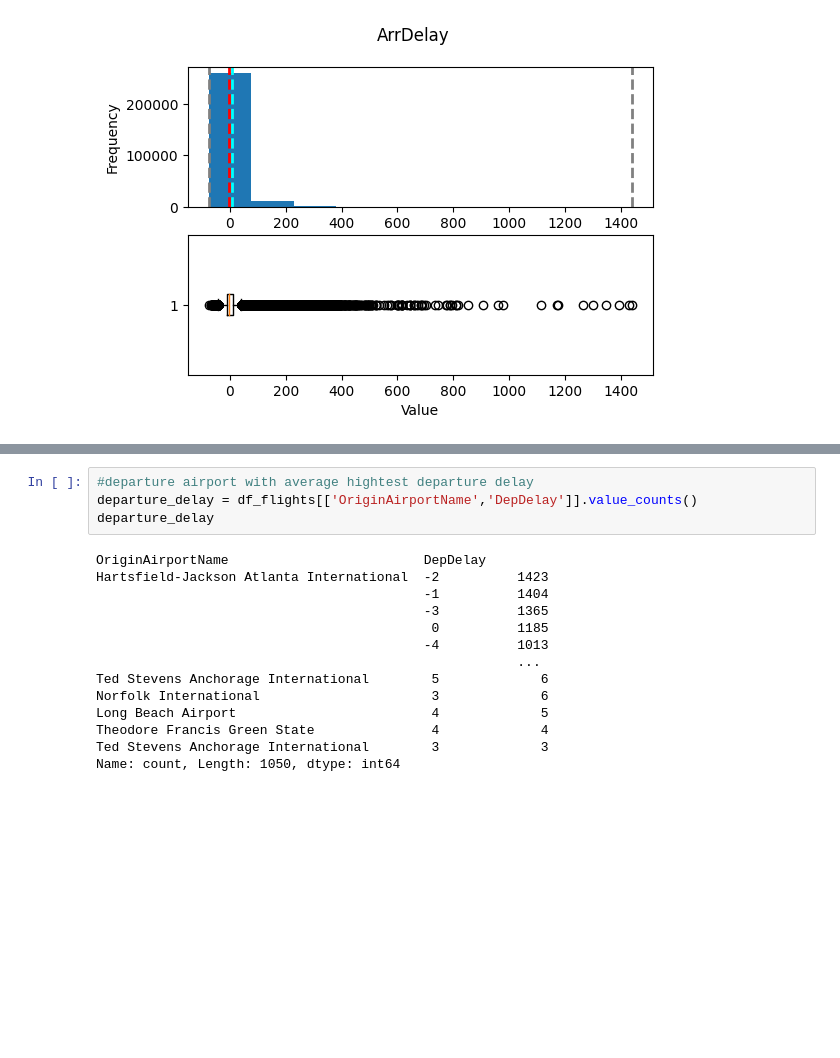
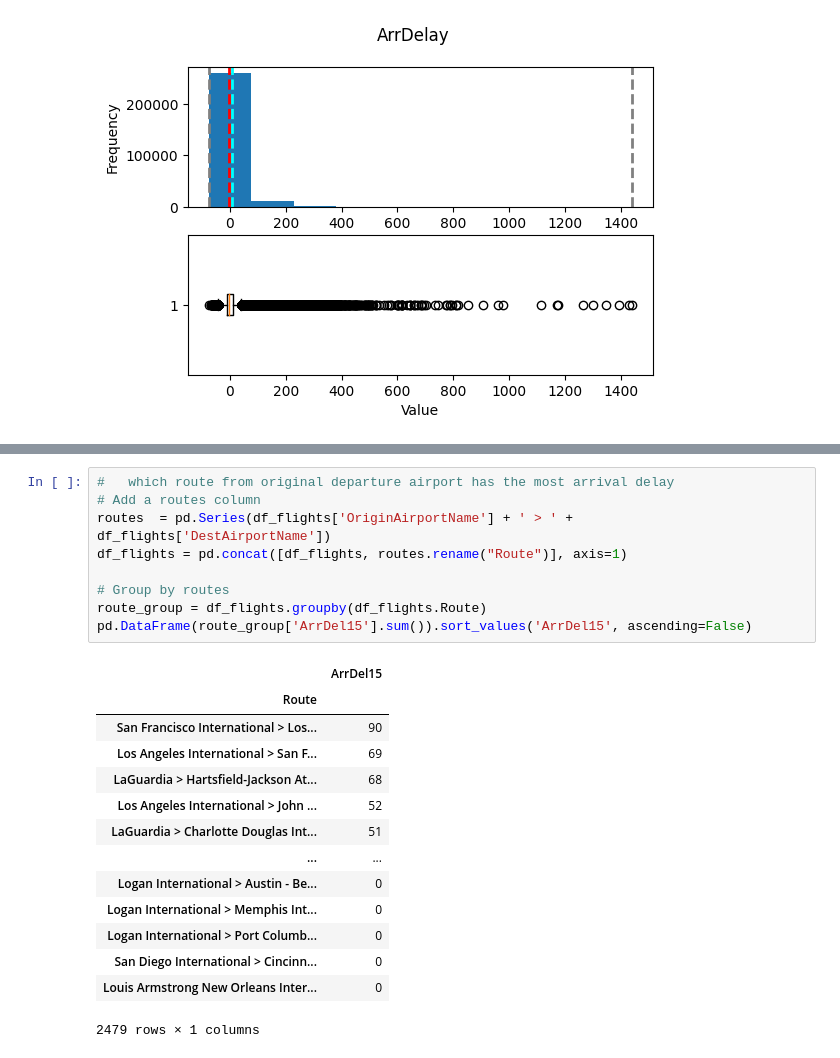
Before and after one commit to abolayo/ml_foundation, a Jupyter notebook: ml-basics/challenges/01 - Flights Challenge.ipynb, the cells around one changed output, grey strips where cells are left out. Saved outputs shown, nothing was run; the diff lists cells and outputs as text; blank space fills up the shorter version.

```diff
--- a/ml-basics/challenges/01 - Flights Challenge.ipynb
+++ b/ml-basics/challenges/01 - Flights Challenge.ipynb
@@ -281,18 +292,24 @@ dep
-# %%
-#departure airport with average hightest departure delay
-departure_delay = df_flights[['OriginAirportName','DepDelay']].value_counts()
-departure_delay
-# %% [output]
-OriginAirportName                         DepDelay
-Hartsfield-Jackson Atlanta International  -2          1423
-                                          -1          1404
-                                          -3          1365
-                                           0          1185
-                                          -4          1013
-                                                      ...
-Ted Stevens Anchorage International        5             6
-Norfolk International                      3             6
-Long Beach Airport                         4             5
-Theodore Francis Green State               4             4
-Ted Stevens Anchorage International        3             3
-Name: count, Length: 1050, dtype: int64
+# %%
+#   which route from original departure airport has the most arrival delay
+# Add a routes column
+routes  = pd.Series(df_flights['OriginAirportName'] + ' > ' + df_flights['DestAirportName'])
+df_flights = pd.concat([df_flights, routes.rename("Route")], axis=1)
+
+# Group by routes
+route_group = df_flights.groupby(df_flights.Route)
+pd.DataFrame(route_group['ArrDel15'].sum()).sort_values('ArrDel15', ascending=False)
+# %% [output]
+|  | ArrDel15 |
+| Route |  |
+| San Francisco International > Los... | 90 |
+| Los Angeles International > San F... | 69 |
+| LaGuardia > Hartsfield-Jackson At... | 68 |
+| Los Angeles International > John ... | 52 |
+| LaGuardia > Charlotte Douglas Int... | 51 |
+| ... | ... |
+| Logan International > Austin - Be... | 0 |
+| Logan International > Memphis Int... | 0 |
+| Logan International > Port Columb... | 0 |
+| San Diego International > Cincinn... | 0 |
+| Louis Armstrong New Orleans Inter... | 0 |
+2479 rows × 1 columns
```
Also changed, not shown: parts of 9 cells of this notebook.
